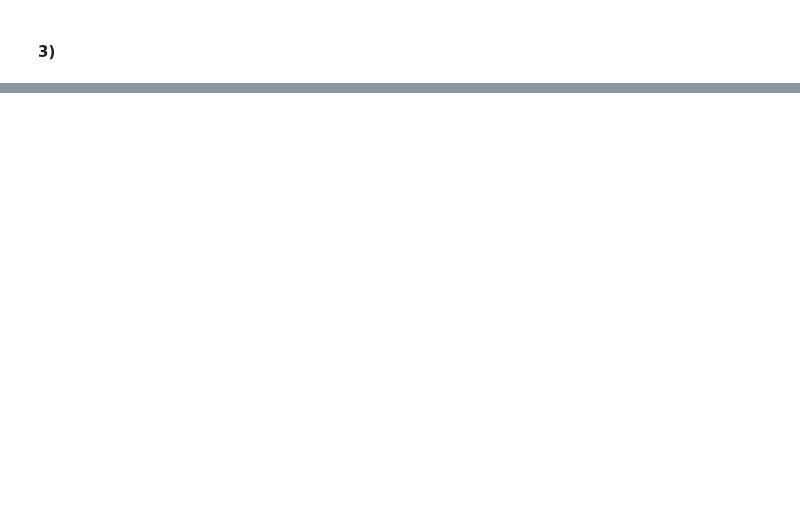
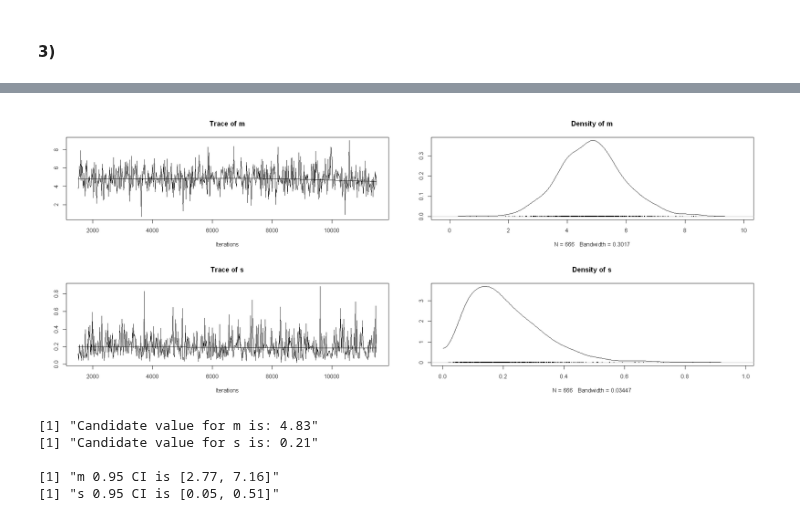
Before and after one commit to Berto70/advstat, a Jupyter notebook: ex5/Bertinelli_Gabriele_Rlab05.ipynb, the cells around one changed output, grey strips where cells are left out. Saved outputs shown, nothing was run; the diff lists cells and outputs as text; code cells hidden in the pictures; blank space fills up the shorter version.

```diff
--- a/ex5/Bertinelli_Gabriele_Rlab05.ipynb
+++ b/ex5/Bertinelli_Gabriele_Rlab05.ipynb
@@ -412,2 +417,18 @@ sigma.post
 # %% [markdown]
 #### 3)
+# %%
+# Create data object
+data2 <- list(
+  x = c(2.06, 5.56, 7.93, 6.56, 2.05)
+)
+
+# Define the model in JAGS syntax
+model2 <- 'jm_ex5.3.bug'
+
+jm2 <- jags.model(model2, data2)
+update(jm2, 500) #burnin
+
+chain2 <- coda.samples(jm2, c("m", "s"), n.iter=10000, thin=15)
+
+# Summarize the results
+print(summary(chain2))
@@ -413,0 +453,28 @@ sigma.post
+# %%
+plot(chain2)
+# %% [output]
+[figure, added]
+# %%
+m.mean <- summary(chain2)$statistics[1,1]
+s.mean <- summary(chain2)$statistics[2,1]
+
+print(sprintf('Candidate value for m is: %.2f', m.mean))
+print(sprintf('Candidate value for s is: %.2f', s.mean))
+cat('\n')
+
+m.sd <- summary(chain2)$statistics[2,1]
+s.sd <- summary(chain2)$statistics[2,2]
+
+m.ci.lo <- summary(chain2)$quantiles[1,1]
+m.ci.hi <- summary(chain2)$quantiles[1,5]
+s.ci.lo <- summary(chain2)$quantiles[2,1]
+s.ci.hi <- summary(chain2)$quantiles[2,5]
+
+print(sprintf('m 0.95 CI is [%.2f, %.2f]', m.ci.lo, m.ci.hi))
+print(sprintf('s 0.95 CI is [%.2f, %.2f]', s.ci.lo, s.ci.hi))
+# %% [output]
+[1] "Candidate value for m is: 4.83"
+[1] "Candidate value for s is: 0.21"
+
+[1] "m 0.95 CI is [2.77, 7.16]"
+[1] "s 0.95 CI is [0.05, 0.51]"
```
Also changed, not shown: parts of 7 cells of this notebook.
